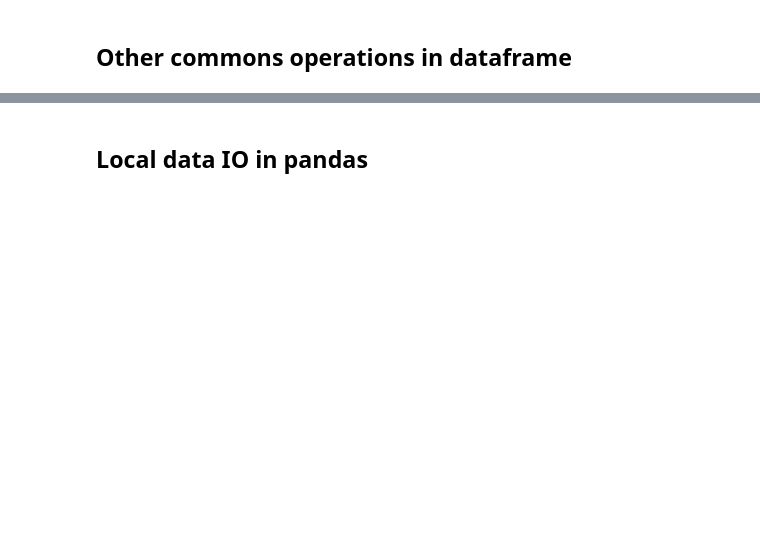
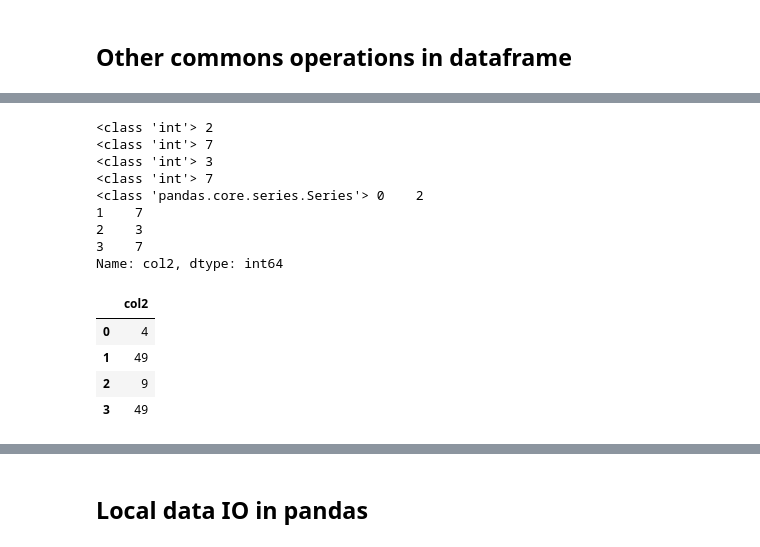
Before and after one commit to girip11/machine_learning, a Jupyter notebook: tools/pandas/pandas_tutorial.ipynb, the cells around one changed output, grey strips where cells are left out. Saved outputs shown, nothing was run; the diff lists cells and outputs as text; code cells hidden in the pictures; blank space fills up the shorter version.

```diff
--- a/tools/pandas/pandas_tutorial.ipynb
+++ b/tools/pandas/pandas_tutorial.ipynb
@@ -328,18 +596,36 @@ df["col2"].value_counts()
 # %%
 # apply method can be used to apply a builtin or a custom function
 # on a pandas series
-def square(x):
+from typing import Union
+
+
+def square(x: Union[np.int64, pd.Series]) -> Union[np.int64, pd.Series]:
     print(type(x), x)
-    return x ** 2
+    return x**2
 
 
 # If we invoke, Series.apply, for every element in the series
 # the function is called
 df["col2"].apply(square)
 
 # When we invoke DataFrame.apply, by default axis=0
 # Every column gets passes to the function
 # If we mention axis=1, then every row gets passed to the function
 df[["col2"]].apply(square)
+# %% [output]
+<class 'int'> 2
+<class 'int'> 7
+<class 'int'> 3
+<class 'int'> 7
+<class 'pandas.core.series.Series'> 0    2
+1    7
+2    3
+3    7
+Name: col2, dtype: int64
+|  | col2 |
+| 0 | 4 |
+| 1 | 49 |
+| 2 | 9 |
+| 3 | 49 |
 # %%
 df["col3"].apply(len)
```
Also changed, not shown: parts of 57 cells of this notebook, 13 other files.
